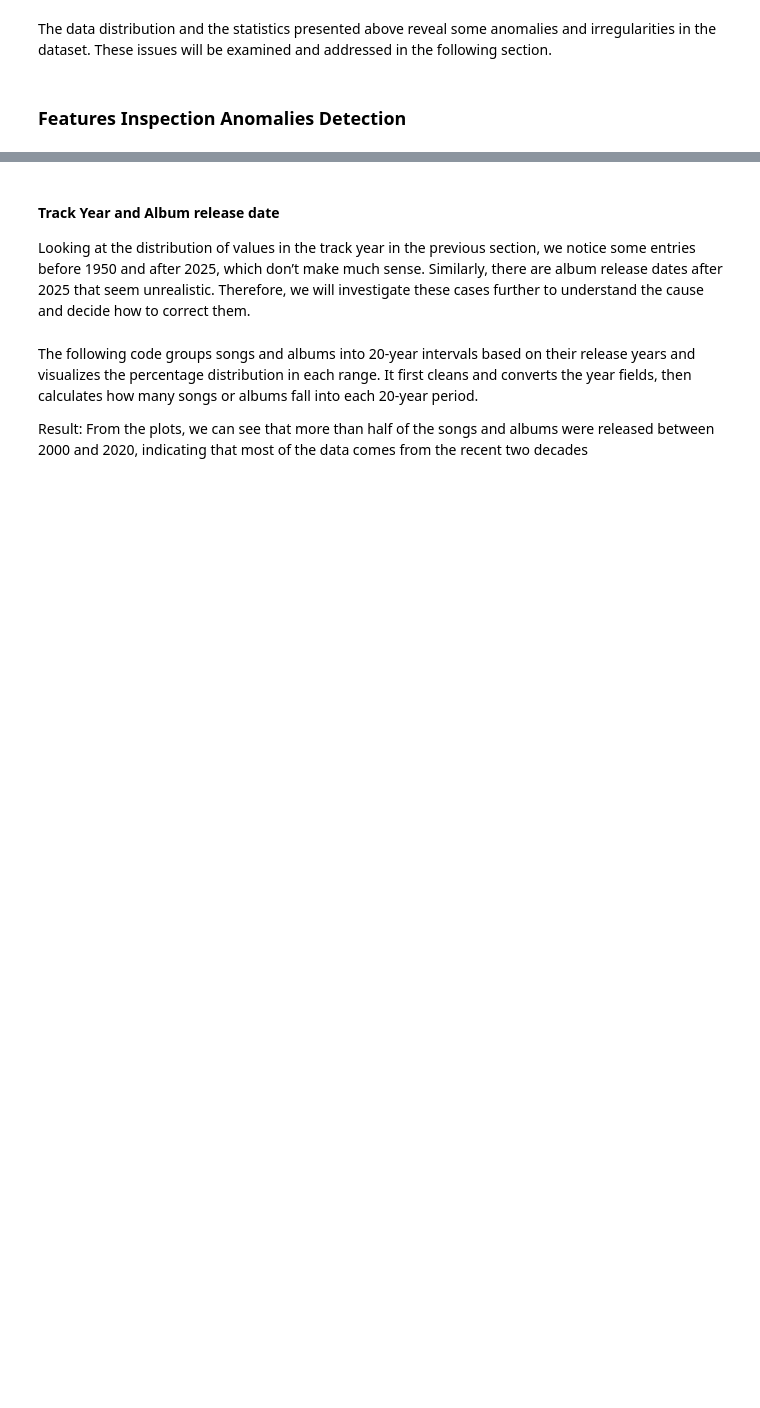
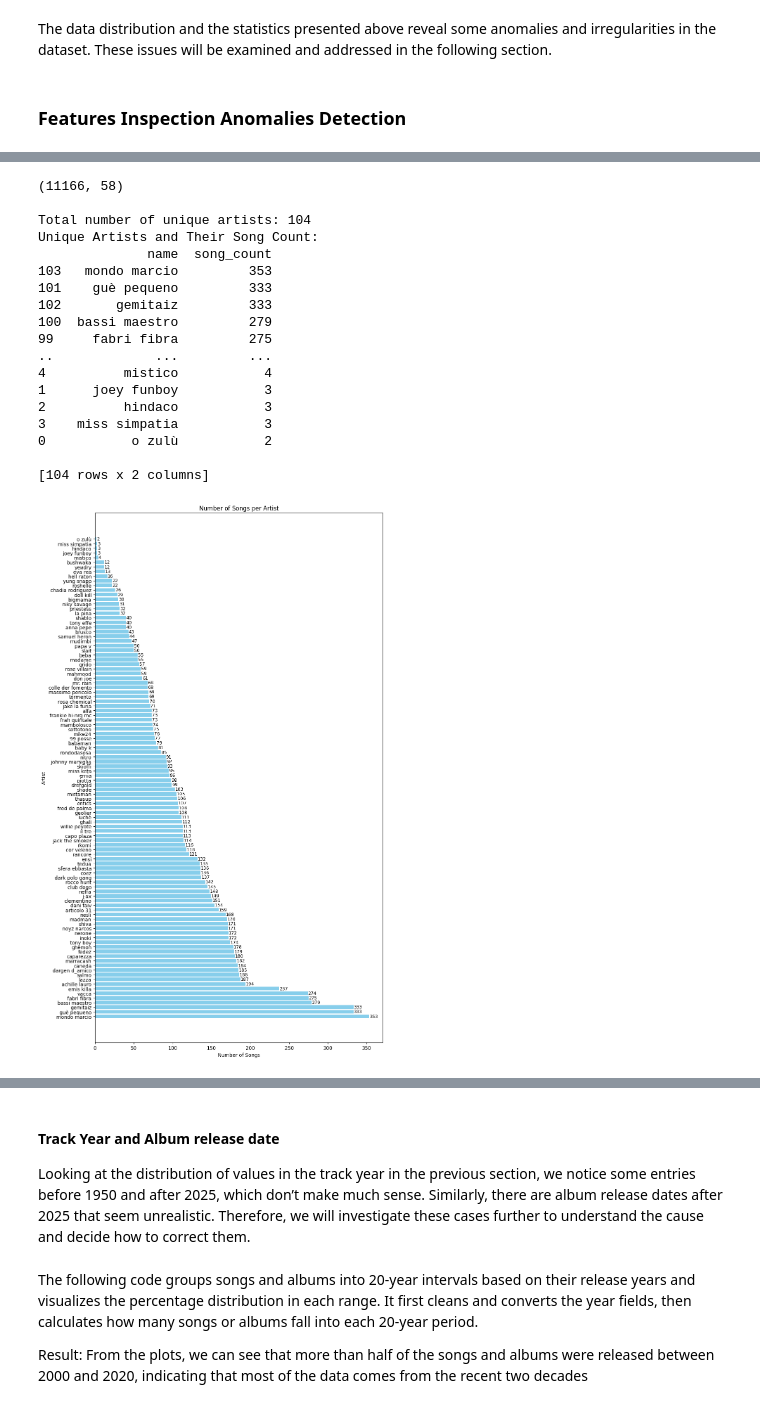
Before and after one commit to MichelaFaella/data_mining_project, a Jupyter notebook: data_understanding.ipynb, the cells around one changed output, grey strips where cells are left out. Drawn from its saved outputs; the diff is of its cells as text; code cells hidden in the pictures; blank space fills up the shorter version.

```diff
--- a/data_understanding.ipynb
+++ b/data_understanding.ipynb
@@ -381,11 +623,11 @@ def clean_popularity(value):
 
     # Try converting to float
     try:
-        return (float(value_str) * multiplier)
+        return float(float(value_str) * multiplier)
     except:
         return None  # invalid entries become None/NaN
 
-df['popularity'].apply(clean_popularity)
+df['popularity'] =df['popularity'].apply(clean_popularity)
 # %% [markdown]
 Inspecting the values in the year column, we observed that while most entries were numerical, some contained unexpected or non-numeric characters. To handle this, we converted the column directly to a numeric type using pd.to_numeric() with the errors='coerce' parameter, which automatically transforms any invalid or non-numeric values into NaN.
 # %%
@@ -500,0 +838,56 @@ The data distribution and the statistics presented above reveal some anomalies a
+# %%
+print(df.shape)
+# The result is a Pandas Series where the index is the artist name and the values are the counts.
+artist_song_counts = df.groupby('name').size().sort_values(ascending=True)
+
+# 2. Convert the Series to a DataFrame for cleaner display
+artist_counts_df = artist_song_counts.reset_index(name='song_count')
+# To see the total number of unique artists:
+print(f"\nTotal number of unique artists: {len(artist_counts_df)}")
+
+# 3. Print the results
+print("Unique Artists and Their Song Count:")
+print(artist_counts_df.sort_values(by='song_count',
+    ascending=False))
+
+
+
+# Sort by song count (descending for better view)
+artist_counts_df = artist_counts_df.sort_values(by='song_count', ascending=False)
+
+plt.figure(figsize=(10, 16))
+bars = plt.barh(artist_counts_df['name'], artist_counts_df['song_count'], color='skyblue')
+plt.xlabel('Number of Songs')
+plt.ylabel('Artist')
+plt.title('Number of Songs per Artist')
+
+# Add numbers on top of each bar
+for bar in bars:
+    width = bar.get_width()
+    plt.text(width + 0.3,               # x position (a bit after the end of the bar)
+             bar.get_y() + bar.get_height()/2,  # y position (middle of bar)
+             str(int(width)),           # text (integer value)
+             va='center', fontsize=9)
+
+plt.tight_layout()
+plt.show()
+# %% [output]
+(11166, 58)
+
+Total number of unique artists: 104
+Unique Artists and Their Song Count:
+              name  song_count
+103   mondo marcio         353
+101    guè pequeno         333
+102       gemitaiz         333
+100  bassi maestro         279
+99     fabri fibra         275
+..             ...         ...
+4          mistico           4
+1      joey funboy           3
+2          hindaco           3
+3    miss simpatia           3
+0           o zulù           2
+
+[104 rows x 2 columns]
+[figure, added]
```
Also changed, not shown: parts of 128 cells of this notebook.
